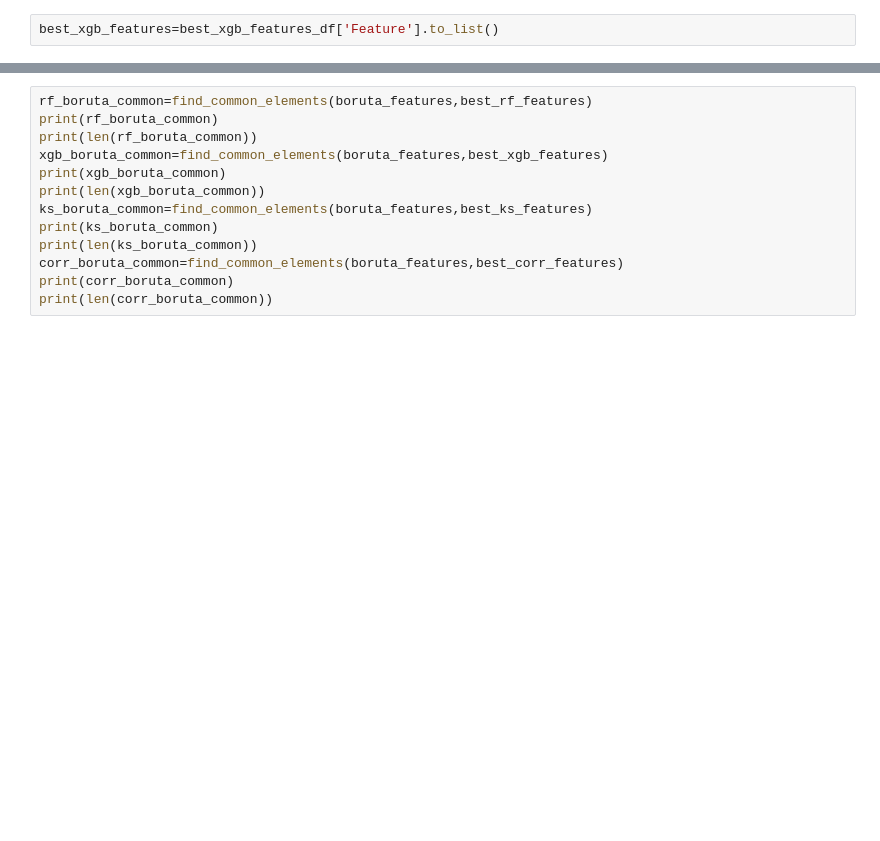
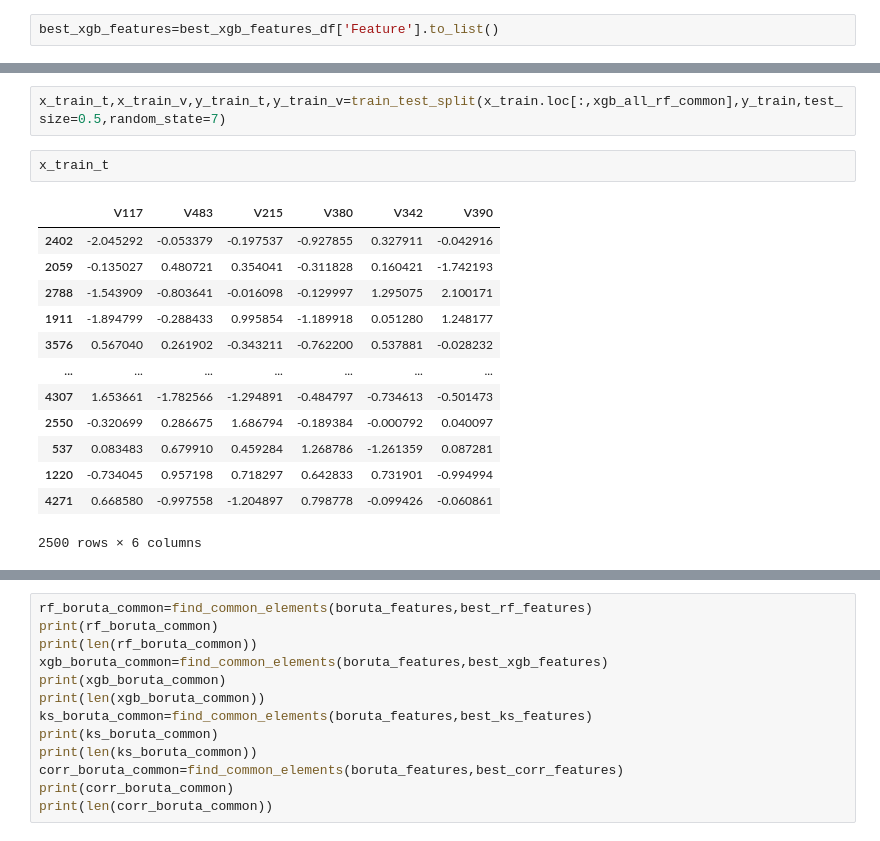
Before and after one commit to M-SZEWCZAK/-Cost-Sensitive-Predictive-Modeling, a Jupyter notebook: eda/structured_selection_runs.ipynb, the cells around one changed output, grey strips where cells are left out. Cells and saved outputs as stored; diff of their text form; blank space fills up the shorter version.

```diff
--- a/eda/structured_selection_runs.ipynb
+++ b/eda/structured_selection_runs.ipynb
@@ -99,0 +118,18 @@ print(len(xgb_rf_common))
+# %%
+x_train_t,x_train_v,y_train_t,y_train_v=train_test_split(x_train.loc[:,xgb_all_rf_common],y_train,test_size=0.5,random_state=7)
+# %%
+x_train_t
+# %% [output]
+|  | V117 | V483 | V215 | V380 | V342 | V390 |
+| 2402 | -2.045292 | -0.053379 | -0.197537 | -0.927855 | 0.327911 | -0.042916 |
+| 2059 | -0.135027 | 0.480721 | 0.354041 | -0.311828 | 0.160421 | -1.742193 |
+| 2788 | -1.543909 | -0.803641 | -0.016098 | -0.129997 | 1.295075 | 2.100171 |
+| 1911 | -1.894799 | -0.288433 | 0.995854 | -1.189918 | 0.051280 | 1.248177 |
+| 3576 | 0.567040 | 0.261902 | -0.343211 | -0.762200 | 0.537881 | -0.028232 |
+| ... | ... | ... | ... | ... | ... | ... |
+| 4307 | 1.653661 | -1.782566 | -1.294891 | -0.484797 | -0.734613 | -0.501473 |
+| 2550 | -0.320699 | 0.286675 | 1.686794 | -0.189384 | -0.000792 | 0.040097 |
+| 537 | 0.083483 | 0.679910 | 0.459284 | 1.268786 | -1.261359 | 0.087281 |
+| 1220 | -0.734045 | 0.957198 | 0.718297 | 0.642833 | 0.731901 | -0.994994 |
+| 4271 | 0.668580 | -0.997558 | -1.204897 | 0.798778 | -0.099426 | -0.060861 |
+2500 rows × 6 columns
```
Also changed, not shown: parts of 10 cells of this notebook, 4 other files.
